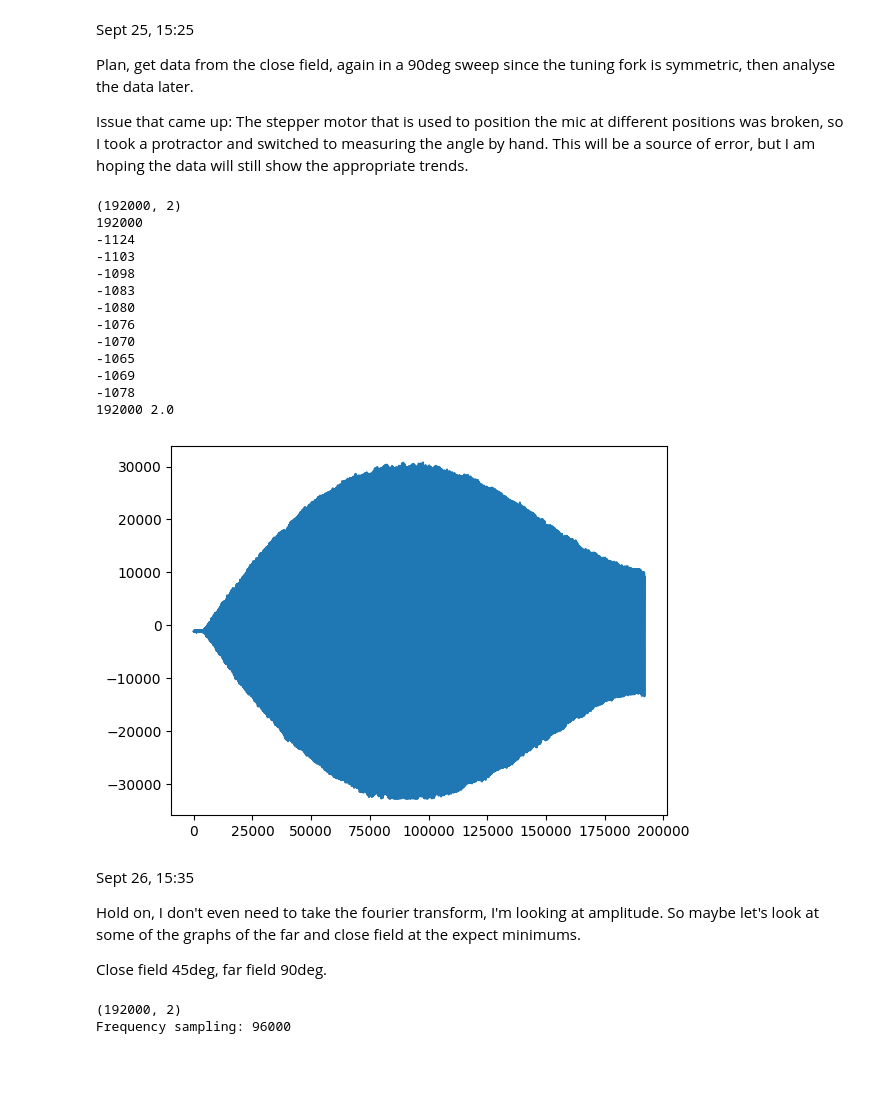
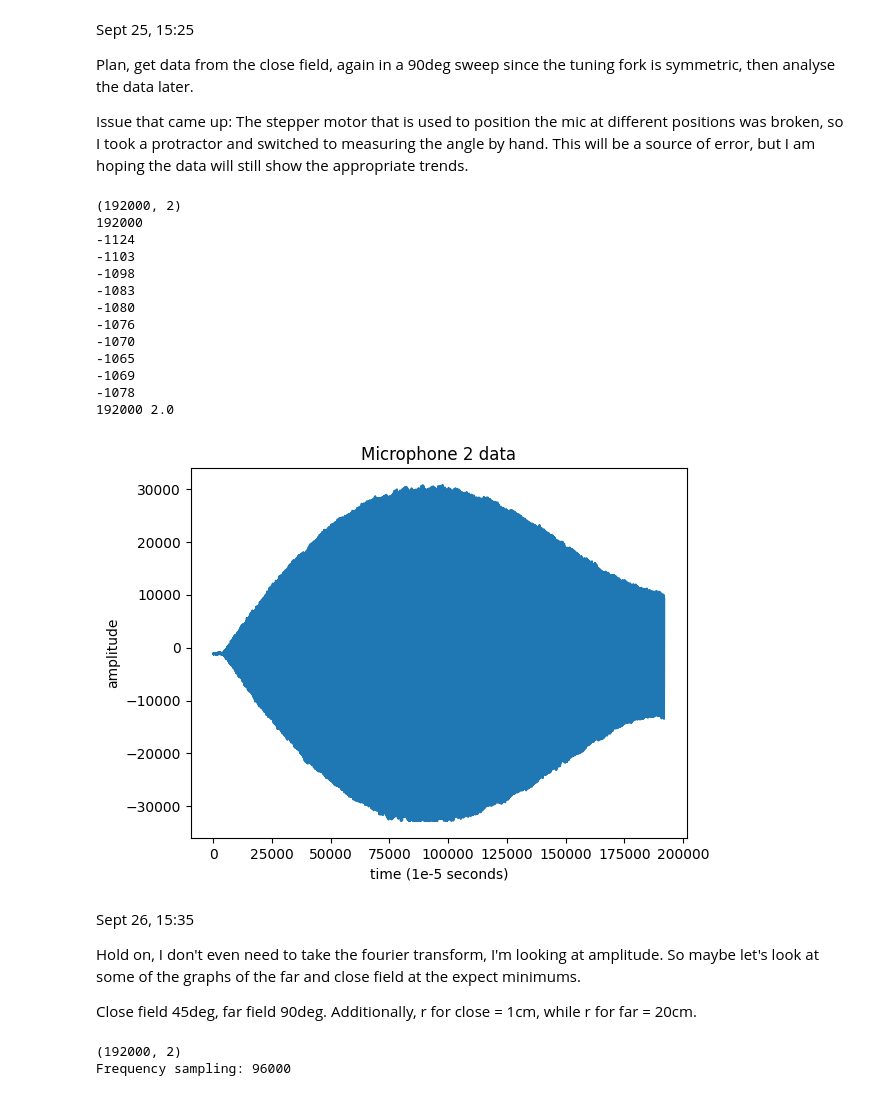
Before and after one commit to julianLapenna12/acoustic_radiation_modelling, a Jupyter notebook: notebooks/Ex1.acoustics.notebook.ipynb, the cells around one changed output. Saved outputs shown, nothing was run; the diff lists cells and outputs as text; code cells hidden in the pictures; blank space fills up the shorter version.

```diff
--- a/notebooks/Ex1.acoustics.notebook.ipynb
+++ b/notebooks/Ex1.acoustics.notebook.ipynb
@@ -140,47 +123,50 @@ for d in data:
     data1.append(d[1]) # getting mic 2, the one that moves
 
 plt.plot(data1)
+plt.title('Microphone 2 data')
+plt.ylabel('amplitude')
+plt.xlabel('time (1e-5 seconds)')
 print(data.shape)
 print(len(data1))
 
 for i in range(10):
     print(data1[i])
 
 N = len(data1) # sample points
 T = len(data) / samplerate
 
 print(N,T)
 
-yf = fft(data1)
-xf = fftfreq(N, T)[:N//2]
+# yf = fft(data1)
+# xf = fftfreq(N, T)[:N//2]
 
 # plt.plot(xf, 2.0/N * np.abs(yf[0:N//2]))
 # plt.title('frequency domain of signal')
 # plt.xlabel('frequency')
 # plt.ylabel('amplitude')
 # plt.xlim([0,600])
 # plt.show()
 # %% [output]
 (192000, 2)
 192000
 -1124
 -1103
 -1098
 -1083
 -1080
 -1076
 -1070
 -1065
 -1069
 -1078
 192000 2.0
-[figure, old version]
+[figure, new version]
 # %% [markdown]
 Sept 26, 15:35
 
 Hold on, I don't even need to take the fourier transform, I'm looking at amplitude. So maybe let's look at some of the graphs of the far and close field at the expect minimums.
 
-Close field 45deg, far field 90deg.
+Close field 45deg, far field 90deg. Additionally, r for close = 1cm, while r for far = 20cm.
 # %%
 filename = '../data/deg45-f365-a05-t02-c.wav'
 show_audio_file(filename)
```
Also changed, not shown: parts of 14 cells of this notebook.
